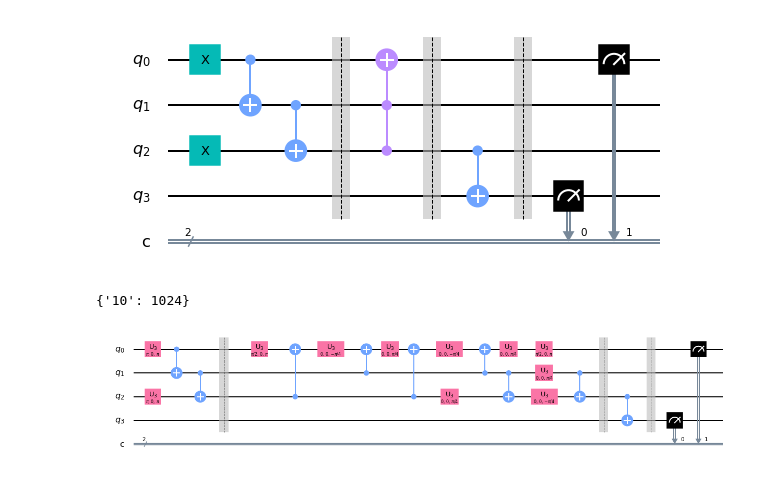
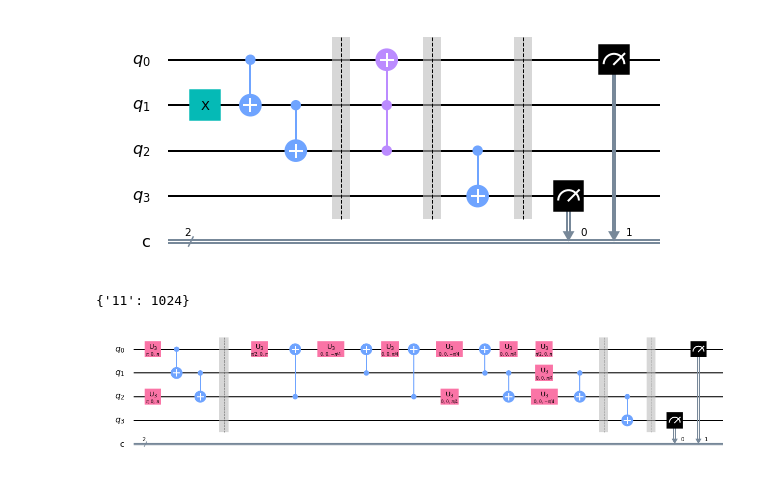
Before and after one commit to SaashaJoshi/quantum-computing, a Jupyter notebook: qiskit-ibm/IBM-Quantum-Challenge-2020/Week-1a-full_adder_optimize.ipynb, the cells around one changed output. Drawn from its saved outputs; the diff is of its cells as text; code cells hidden in the pictures.

```diff
--- a/qiskit-ibm/IBM-Quantum-Challenge-2020/Week-1a-full_adder_optimize.ipynb
+++ b/qiskit-ibm/IBM-Quantum-Challenge-2020/Week-1a-full_adder_optimize.ipynb
@@ -36,30 +36,33 @@ print(counts)
 # %%
+# WRONG!!!
+# Wrong result for 010!!!!
+
 qc = QuantumCircuit(4, 2)
 
 # qc.reset(range(4))
-qc.x(0)
-qc.x(2)
+qc.x(1)
+# qc.x(2)
 
 # Sum
 qc.cx(0, 1)
 qc.cx(1, 2)
 qc.barrier()
 qc.ccx(1, 2, 0)
 qc.barrier()
 qc.cx(2, 3)
 qc.barrier()
 
 # Carry
 # qc.cx(0, 1)
 # qc.cx(0, 2)
 # qc.barrier()
 qc.measure([3, 0], [0, 1])
 
 # qc.barrier()
 
 qc.draw('mpl')
 # %% [output]
-[figure, old version]
+[figure, new version]
 # %%
 backend = Aer.get_backend('qasm_simulator')
 execution = execute(experiments = qc, backend = backend, shots = 1024)
@@ -67,7 +70,7 @@ results = execution.result()
 counts = results.get_counts()
 print(counts)
 # %% [output]
-{'10': 1024}
+{'11': 1024}
 # %%
 from qiskit.transpiler import PassManager
 from qiskit.transpiler.passes import Unroller
```
Also changed, not shown: parts of 2 cells of this notebook, 1 other file.
